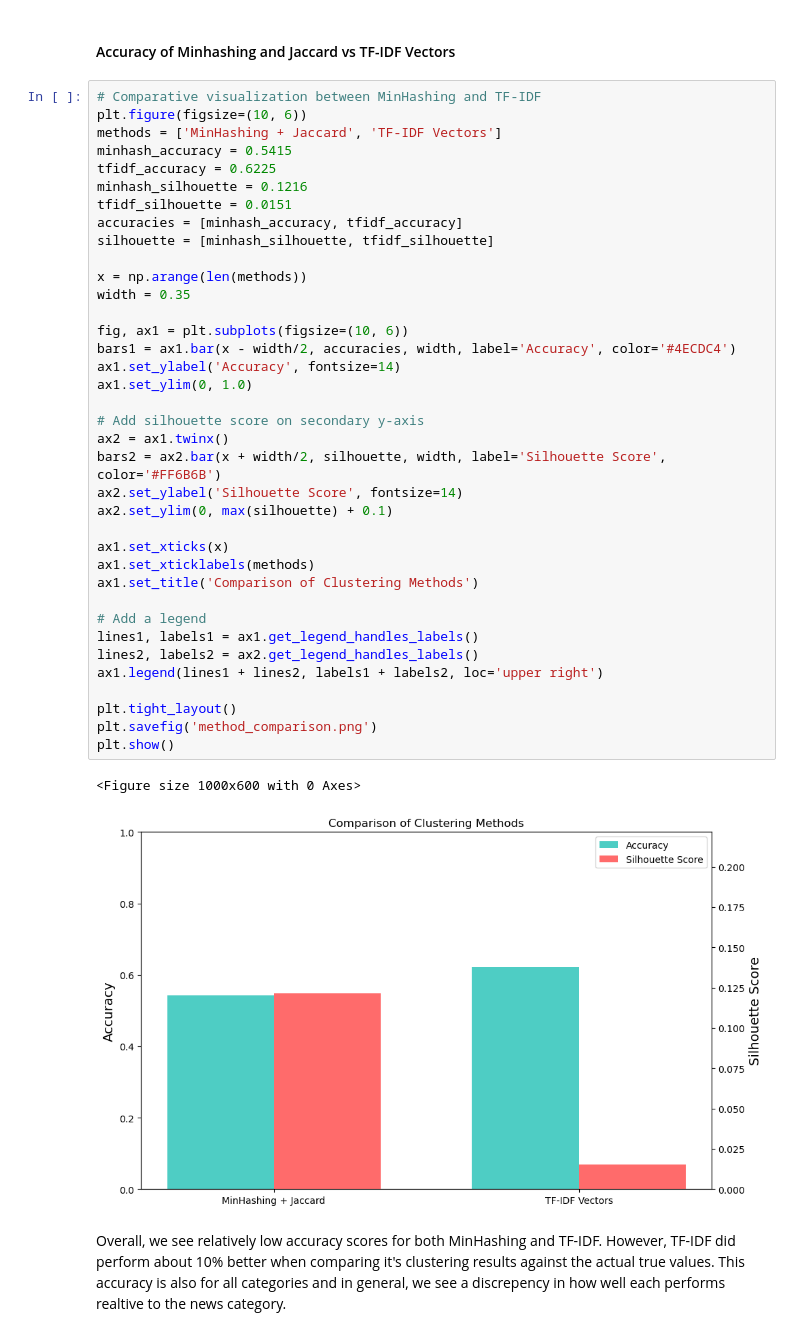
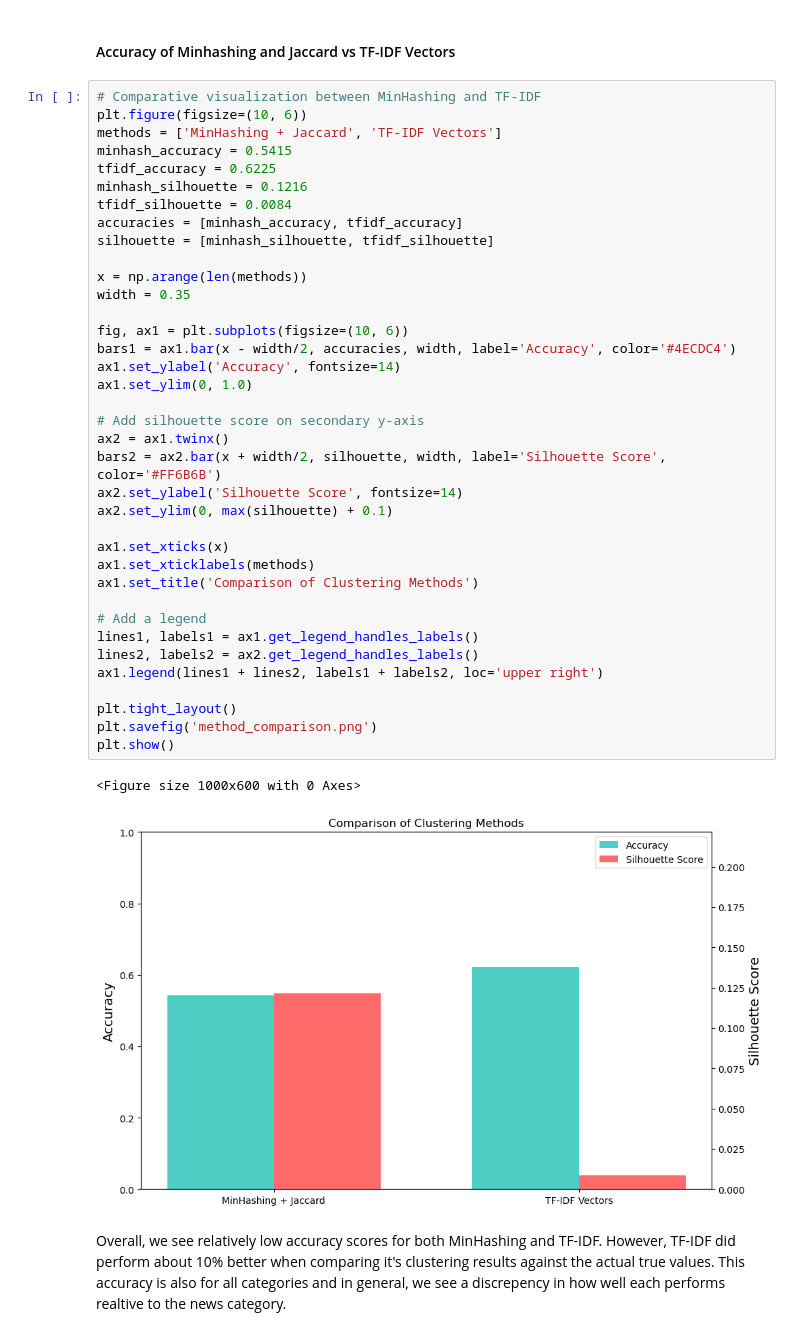
Before and after one commit to JohnDanekind/Fake-News-Unsupervised, a Jupyter notebook: src/project.ipynb, the cells around one changed output. Cells and saved outputs as stored; diff of their text form.

```diff
--- a/src/project.ipynb
+++ b/src/project.ipynb
@@ -1183,39 +1183,39 @@ methods = ['MinHashing + Jaccard', 'TF-IDF Vectors']
 minhash_accuracy = 0.5415
 tfidf_accuracy = 0.6225
 minhash_silhouette = 0.1216
-tfidf_silhouette = 0.0151
+tfidf_silhouette = 0.0084
 accuracies = [minhash_accuracy, tfidf_accuracy]
 silhouette = [minhash_silhouette, tfidf_silhouette]
 
 x = np.arange(len(methods))
 width = 0.35
 
 fig, ax1 = plt.subplots(figsize=(10, 6))
 bars1 = ax1.bar(x - width/2, accuracies, width, label='Accuracy', color='#4ECDC4')
 ax1.set_ylabel('Accuracy', fontsize=14)
 ax1.set_ylim(0, 1.0)
 
 # Add silhouette score on secondary y-axis
 ax2 = ax1.twinx()
 bars2 = ax2.bar(x + width/2, silhouette, width, label='Silhouette Score', color='#FF6B6B')
 ax2.set_ylabel('Silhouette Score', fontsize=14)
 ax2.set_ylim(0, max(silhouette) + 0.1)
 
 ax1.set_xticks(x)
 ax1.set_xticklabels(methods)
 ax1.set_title('Comparison of Clustering Methods')
 
 # Add a legend
 lines1, labels1 = ax1.get_legend_handles_labels()
 lines2, labels2 = ax2.get_legend_handles_labels()
 ax1.legend(lines1 + lines2, labels1 + labels2, loc='upper right')
 
 plt.tight_layout()
 plt.savefig('method_comparison.png')
 plt.show()
 # %% [output]
 <Figure size 1000x600 with 0 Axes>
-[figure, old version]
+[figure, new version]
 # %% [markdown]
 Overall, we see relatively low accuracy scores for both MinHashing and TF-IDF. However, TF-IDF did perform about 10% better when comparing it's clustering results against the actual true values. This accuracy is also for all categories and in general, we see a discrepency in how well each performs realtive to the news category.
 # %% [markdown]
```
